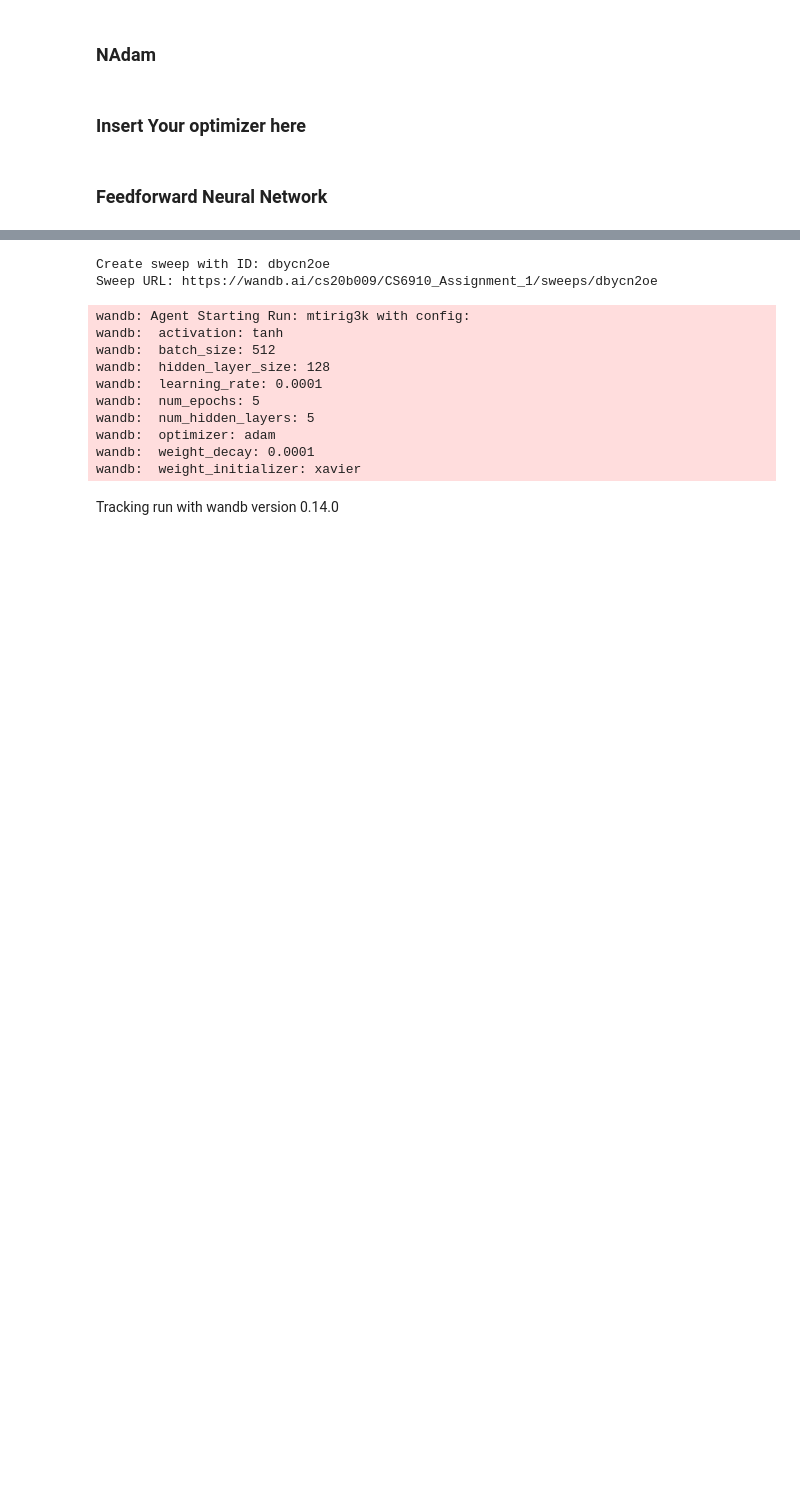
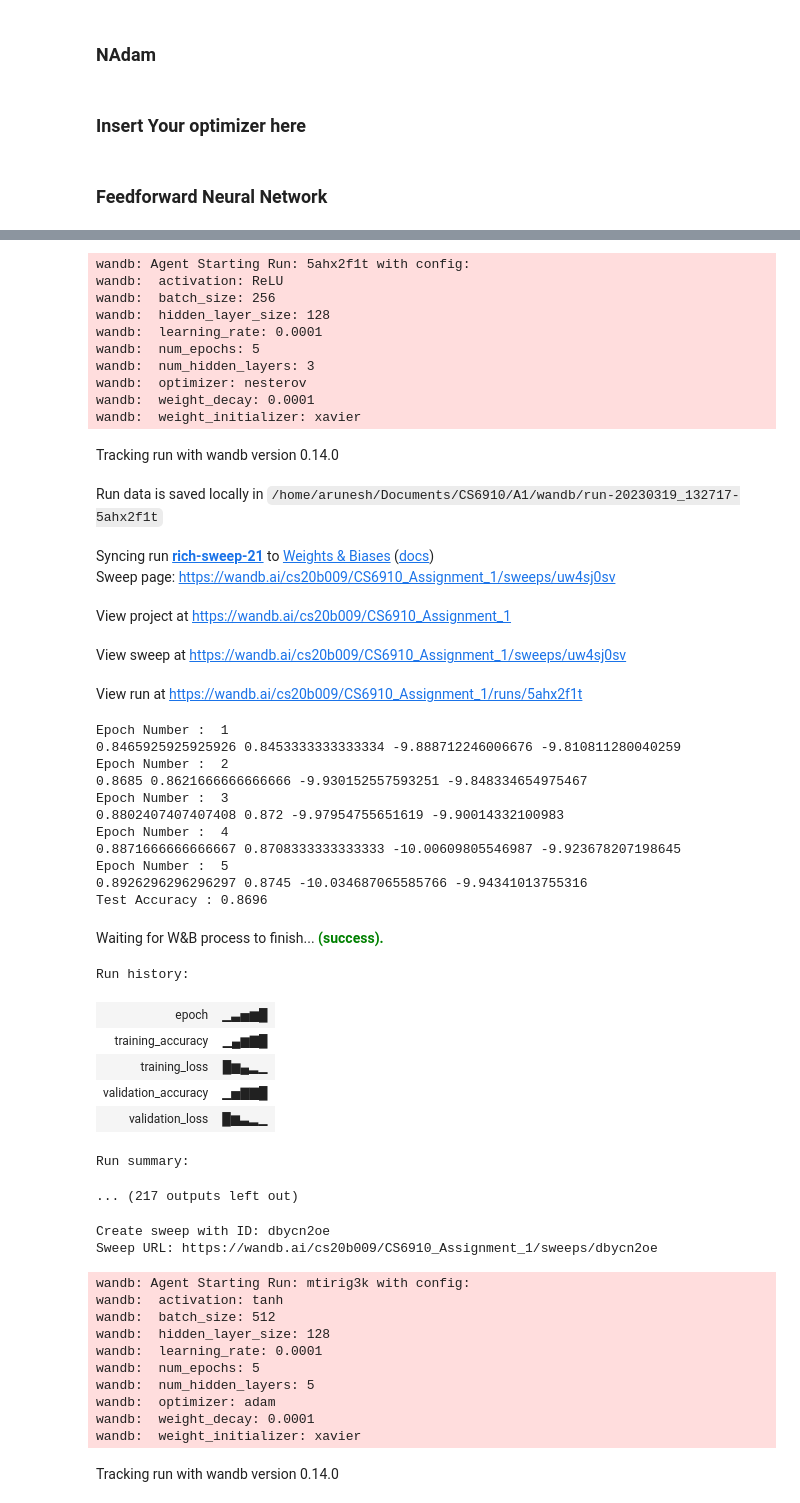
Before and after one commit to Arunesh28/Feed-Forward-Neural-Network, a Jupyter notebook: FeedForwardNeuralNet_wandb.ipynb, the cells around one changed output, grey strips where cells are left out. Saved outputs shown, nothing was run; the diff lists cells and outputs as text; code cells hidden in the pictures; blank space fills up the shorter version.

```diff
--- a/FeedForwardNeuralNet_wandb.ipynb
+++ b/FeedForwardNeuralNet_wandb.ipynb
@@ -720,3 +796,43 @@ sweep_config = {
+# %%
+wandb.agent(sweep_id=sweep_id1,function=train,count = 40)
+# %% [output]
+wandb: Agent Starting Run: 5ahx2f1t with config:
+wandb:  activation: ReLU
+wandb:  batch_size: 256
+wandb:  hidden_layer_size: 128
+wandb:  learning_rate: 0.0001
+wandb:  num_epochs: 5
+wandb:  num_hidden_layers: 3
+wandb:  optimizer: nesterov
+wandb:  weight_decay: 0.0001
+wandb:  weight_initializer: xavier
+Tracking run with wandb version 0.14.0
+Run data is saved locally in /home/arunesh/Documents/CS6910/A1/wandb/run-20230319_132717-5ahx2f1t
+Syncing run rich-sweep-21 to Weights & Biases (docs)
+Sweep page: https://wandb.ai/cs20b009/CS6910_Assignment_1/sweeps/uw4sj0sv
+View project at https://wandb.ai/cs20b009/CS6910_Assignment_1
+View sweep at https://wandb.ai/cs20b009/CS6910_Assignment_1/sweeps/uw4sj0sv
+View run at https://wandb.ai/cs20b009/CS6910_Assignment_1/runs/5ahx2f1t
+Epoch Number :  1
+0.8465925925925926 0.8453333333333334 -9.888712246006676 -9.810811280040259
+Epoch Number :  2
+0.8685 0.8621666666666666 -9.930152557593251 -9.848334654975467
+Epoch Number :  3
+0.8802407407407408 0.872 -9.97954755651619 -9.90014332100983
+Epoch Number :  4
+0.8871666666666667 0.8708333333333333 -10.00609805546987 -9.923678207198645
+Epoch Number :  5
+0.8926296296296297 0.8745 -10.034687065585766 -9.94341013755316
+Test Accuracy : 0.8696
+Waiting for W&B process to finish... (success).
+Run history:
+| epoch | ▁▃▅▆█ |
+| training_accuracy | ▁▄▆▇█ |
+| training_loss | █▆▄▂▁ |
+| validation_accuracy | ▁▅▇▇█ |
+| validation_loss | █▆▃▂▁ |
+Run summary:
+... (217 outputs left out)
 # %%
 sweep_id = wandb.sweep(sweep_config,project="CS6910_Assignment_1")
 wandb.agent(sweep_id=sweep_id,function=train,count = 40)
```
Also changed, not shown: parts of 3 cells of this notebook, 1 other file.
